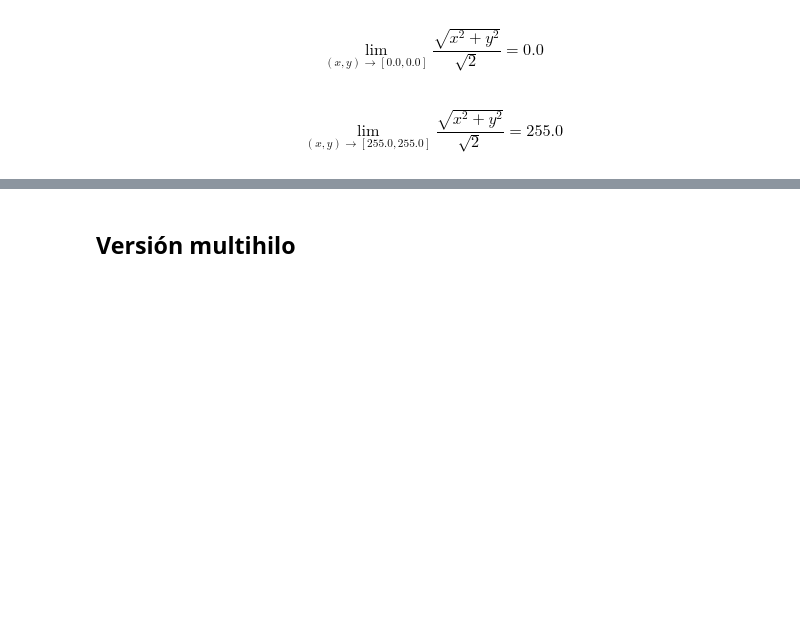
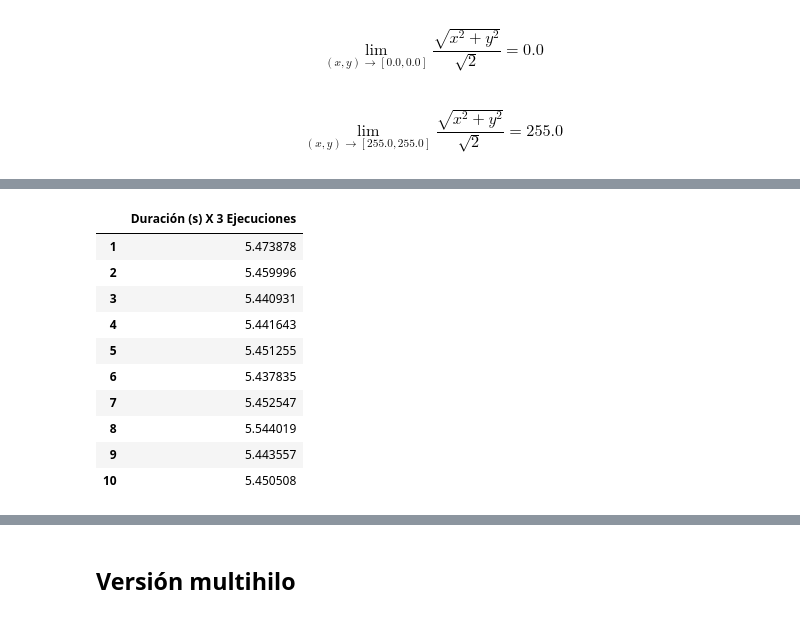
Before and after one commit to thewilly/GIISOF01-2-002-Arquitectura-Computadores, a Jupyter notebook: notebooks/2018-11-02-teamwork-all.ipynb, the cells around one changed output, grey strips where cells are left out. Cells and saved outputs as stored; diff of their text form; code cells hidden in the pictures; blank space fills up the shorter version.

```diff
--- a/notebooks/2018-11-02-teamwork-all.ipynb
+++ b/notebooks/2018-11-02-teamwork-all.ipynb
@@ -82,0 +134,20 @@ $$\lim_{\left ( x,y \right ) \rightarrow \left [ 255.0,255.0 \right ]} \frac{\sq
+# %%
+import pandas as pd
+executions = 25.0
+data = pd.Series([5.473878, 5.459996, 5.440931,5.441643,5.451255,5.437835,5.452547,5.544019,5.443557,5.450508],
+                 index=['1', '2', '3', '4', '5', '6', '7', '8', '9', '10'])
+unique_executions = data/executions
+table = pd.DataFrame({'Duración (s) X 3 Ejecuciones':data})
+table
+# %% [output]
+|  | Duración (s) X 3 Ejecuciones |
+| 1 | 5.473878 |
+| 2 | 5.459996 |
+| 3 | 5.440931 |
+| 4 | 5.441643 |
+| 5 | 5.451255 |
+| 6 | 5.437835 |
+| 7 | 5.452547 |
+| 8 | 5.544019 |
+| 9 | 5.443557 |
+| 10 | 5.450508 |
```
Also changed, not shown: parts of 34 cells of this notebook.
